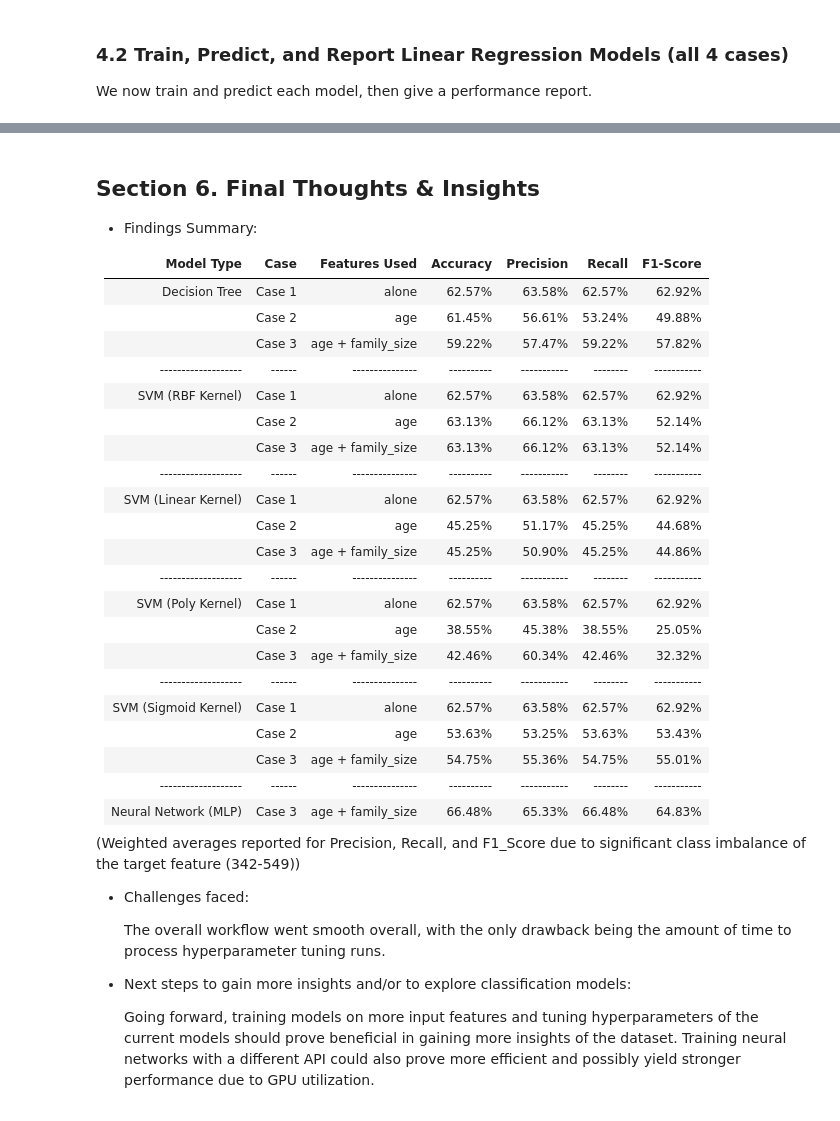
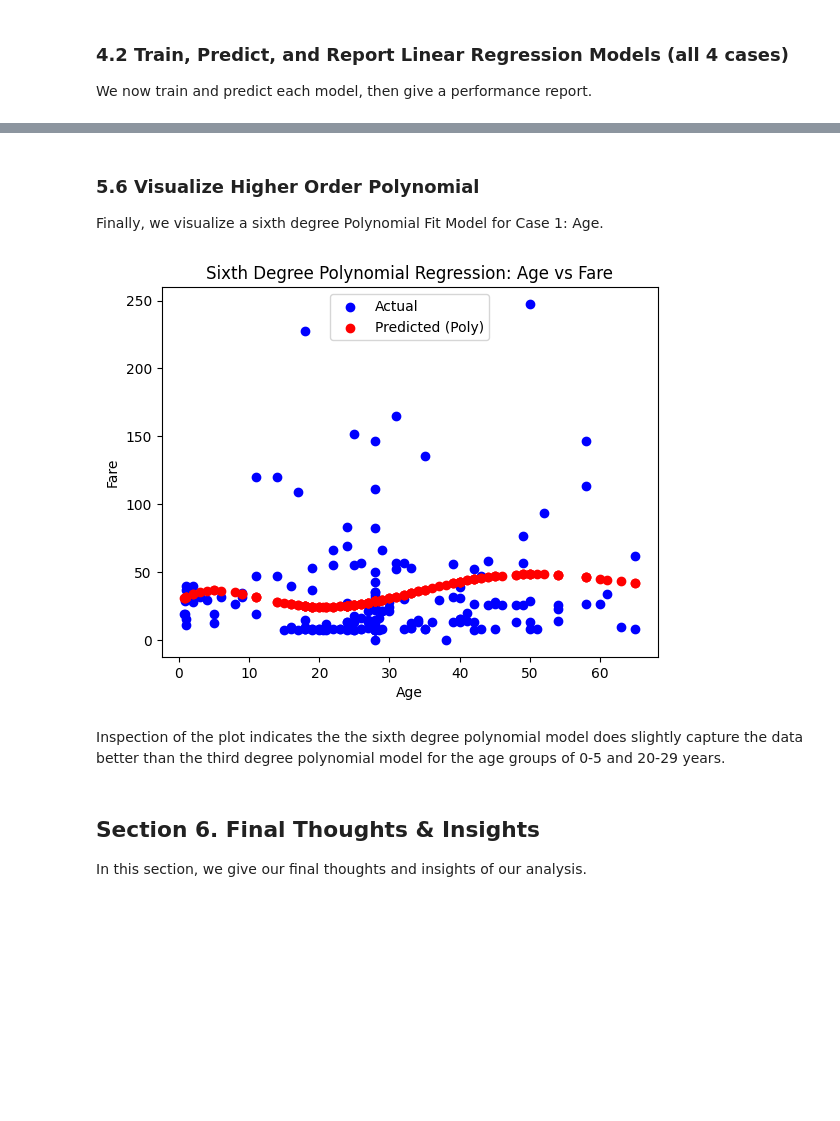
Before and after one commit to JfromNWMS/applied-ml-jordan, a Jupyter notebook: notebooks/project04/ml04_jordan.ipynb, the cells around one changed output, grey strips where cells are left out. Drawn from its saved outputs; the diff is of its cells as text; code cells hidden in the pictures; blank space fills up the shorter version.

```diff
--- a/notebooks/project04/ml04_jordan.ipynb
+++ b/notebooks/project04/ml04_jordan.ipynb
@@ -301,39 +279,26 @@ Best CV score: 0.6327729222823641
+# %% [markdown]
+### 5.6 Visualize Higher Order Polynomial
+
+Finally, we visualize a sixth degree Polynomial Fit Model for Case 1: Age.
+# %%
+poly6 = PolynomialFeatures(degree=6)
+X_train_poly6 = poly6.fit_transform(X1_train)
+X_test_poly6 = poly6.transform(X1_test)
+
+poly_model6 = LinearRegression()
+poly_model6.fit(X_train_poly6, y1_train)
+y_pred_poly6 = poly_model6.predict(X_test_poly6)
+
+plt.scatter(X1_test, y1_test, color="blue", label="Actual")
+plt.scatter(X1_test, y_pred_poly6, color="red", label="Predicted (Poly)")
+plt.legend()
+plt.gca().set(xlabel="Age", ylabel="Fare", title="Sixth Degree Polynomial Regression: Age vs Fare")
+plt.show()
+# %% [output]
+[figure, added]
+# %% [markdown]
+Inspection of the plot indicates the the sixth degree polynomial model does slightly capture the data better than the third degree polynomial model for the age groups of 0-5 and 20-29 years.
 # %% [markdown]
 ## Section 6. Final Thoughts & Insights
 
-
-- Findings Summary:
-
-| Model Type | Case | Features Used | Accuracy | Precision | Recall | F1-Score |
-|------------|------|---------------|----------|-----------|--------|-----------|
-| Decision Tree | Case 1 | alone | 62.57% | 63.58% | 62.57% | 62.92% |
-|                   | Case 2 | age | 61.45% | 56.61% | 53.24% | 49.88% |
-|                   | Case 3 | age + family_size | 59.22% | 57.47% | 59.22% | 57.82% |
-|-------------------|------|---------------|----------|-----------|--------|-----------|
-| SVM (RBF Kernel)| Case 1 | alone | 62.57% | 63.58% | 62.57% | 62.92% |
-|                    | Case 2 | age | 63.13% | 66.12% | 63.13% | 52.14% |
-|                    | Case 3 | age + family_size | 63.13% | 66.12% | 63.13% | 52.14% |
-|-------------------|------|---------------|----------|-----------|--------|-----------|
-| SVM (Linear Kernel) | Case 1 | alone | 62.57% | 63.58% | 62.57% | 62.92% |
-|                    | Case 2 | age | 45.25% | 51.17% | 45.25% | 44.68% |
-|                    | Case 3 | age + family_size | 45.25% | 50.90% | 45.25% | 44.86% |
-|-------------------|------|---------------|----------|-----------|--------|-----------|
-| SVM (Poly Kernel) | Case 1 | alone | 62.57% | 63.58% | 62.57% | 62.92% |
-|                    | Case 2 | age | 38.55% | 45.38% | 38.55% | 25.05% |
-|                    | Case 3 | age + family_size | 42.46% | 60.34% | 42.46% | 32.32% |
-|-------------------|------|---------------|----------|-----------|--------|-----------|
-| SVM (Sigmoid Kernel) | Case 1 | alone | 62.57% | 63.58% | 62.57% | 62.92% |
-|                    | Case 2 | age | 53.63% | 53.25% | 53.63% | 53.43% |
-|                    | Case 3 | age + family_size | 54.75% | 55.36% | 54.75% | 55.01% |
-|-------------------|------|---------------|----------|-----------|--------|-----------|
-| Neural Network (MLP) | Case 3 | age + family_size | 66.48% | 65.33% | 66.48% | 64.83% |
-
-(Weighted averages reported for Precision, Recall, and F1_Score due to significant class imbalance of the target feature (342-549))
-
-- Challenges faced:
-
-    The overall workflow went smooth overall, with the only drawback being the amount of time to process hyperparameter tuning runs.
-
-- Next steps to gain more insights and/or to explore classification models:
-
-    Going forward, training models on more input features and tuning hyperparameters of the current models should prove beneficial in gaining more insights of the dataset. Training neural networks with a different API could also prove more efficient and possibly yield stronger performance due to GPU utilization.
+In this section, we give our final thoughts and insights of our analysis.
```
Also changed, not shown: parts of 24 cells of this notebook, 1 other file.
